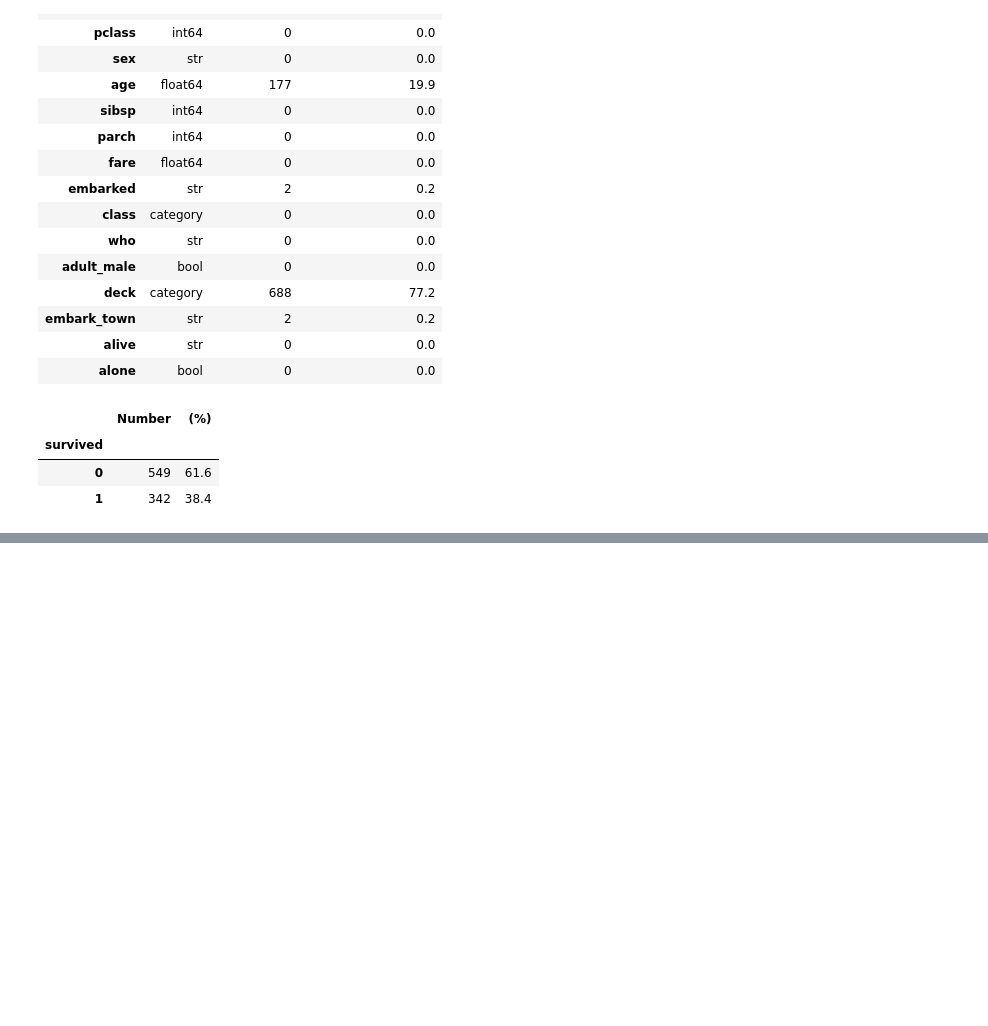
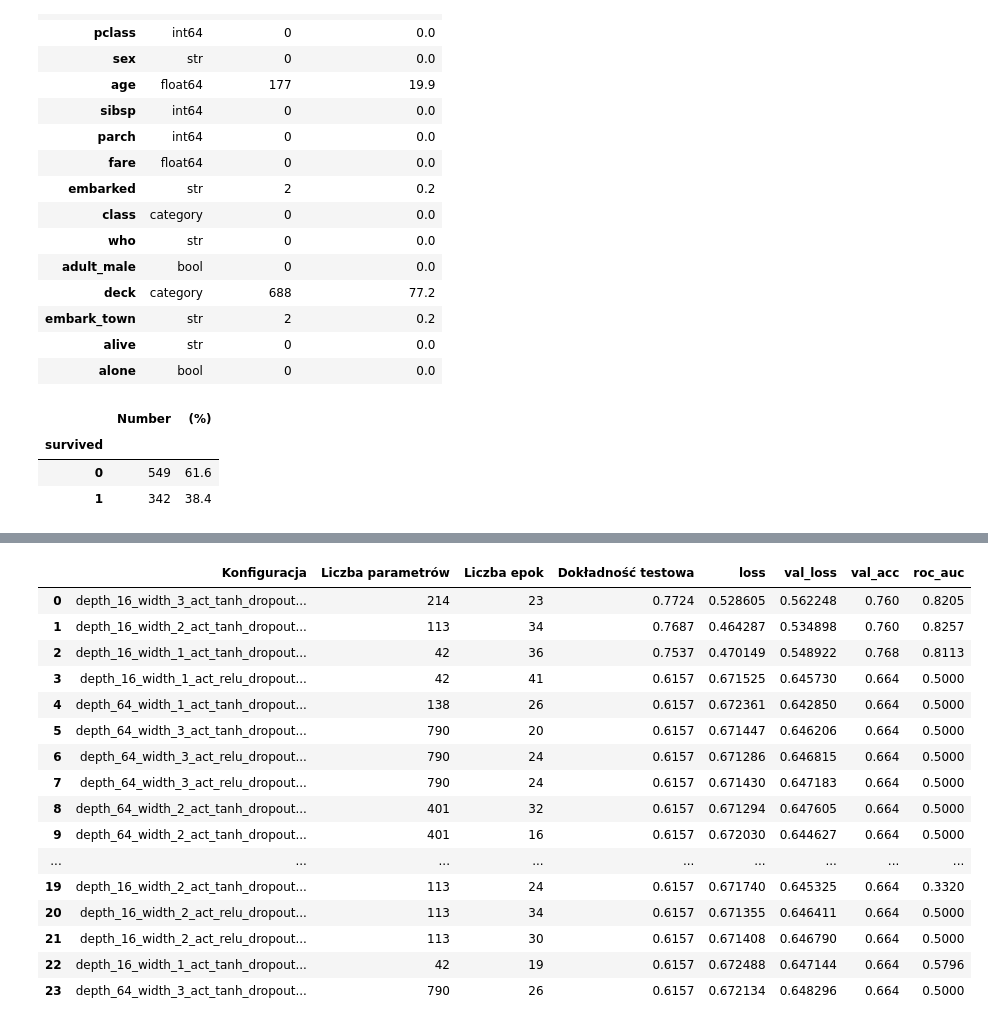
Before and after one commit to michallitwin/python-learning, a Jupyter notebook: python_dl/exercises3.ipynb, the cells around one changed output, grey strips where cells are left out. Cells and saved outputs as stored; diff of their text form; code cells hidden in the pictures; blank space fills up the shorter version.

```diff
--- a/python_dl/exercises3.ipynb
+++ b/python_dl/exercises3.ipynb
@@ -682,0 +690,3 @@ def prepare_titanic(df):
+# %%
+logmodel = LogisticRegression(max_iter=1000)
+logmodel.fit(X_train_scaled, y_train)
@@ -682,0 +803,43 @@ def prepare_titanic(df):
+# %%
+from sklearn.metrics import roc_auc_score
+
+
+test_results = []
+
+for name, h in histories_v3.items():
+    loss, acc = h.model.evaluate(X_test_scaled, y_test, verbose=0)
+    y_probs = h.model.predict(X_test_scaled, verbose=0)
+    roc_auc = roc_auc_score(y_test, y_probs)
+    test_results.append({
+        "Konfiguracja": name,
+        "Liczba parametrów": h.model.count_params(),
+        "Liczba epok": len(h.history['loss']),
+        "Dokładność testowa": round(acc, 4),
+        "loss": h.history['loss'][-1],
+        "val_loss": h.history['val_loss'][-1],
+        "val_acc": h.history['val_accuracy'][-1],
+        "roc_auc": round(roc_auc, 4),
+    })
+
+df = pd.DataFrame(test_results)
+df = df.sort_values(by= 'Dokładność testowa', ascending = False).reset_index(drop=True)
+
+df
+# %% [output]
+|  | Konfiguracja | Liczba parametrów | Liczba epok | Dokładność testowa | loss | val_loss | val_acc | roc_auc |
+| 0 | depth_16_width_3_act_tanh_dropout... | 214 | 23 | 0.7724 | 0.528605 | 0.562248 | 0.760 | 0.8205 |
+| 1 | depth_16_width_2_act_tanh_dropout... | 113 | 34 | 0.7687 | 0.464287 | 0.534898 | 0.760 | 0.8257 |
+| 2 | depth_16_width_1_act_tanh_dropout... | 42 | 36 | 0.7537 | 0.470149 | 0.548922 | 0.768 | 0.8113 |
+| 3 | depth_16_width_1_act_relu_dropout... | 42 | 41 | 0.6157 | 0.671525 | 0.645730 | 0.664 | 0.5000 |
+| 4 | depth_64_width_1_act_tanh_dropout... | 138 | 26 | 0.6157 | 0.672361 | 0.642850 | 0.664 | 0.5000 |
+| 5 | depth_64_width_3_act_tanh_dropout... | 790 | 20 | 0.6157 | 0.671447 | 0.646206 | 0.664 | 0.5000 |
+| 6 | depth_64_width_3_act_relu_dropout... | 790 | 24 | 0.6157 | 0.671286 | 0.646815 | 0.664 | 0.5000 |
+| 7 | depth_64_width_3_act_relu_dropout... | 790 | 24 | 0.6157 | 0.671430 | 0.647183 | 0.664 | 0.5000 |
+| 8 | depth_64_width_2_act_tanh_dropout... | 401 | 32 | 0.6157 | 0.671294 | 0.647605 | 0.664 | 0.5000 |
+| 9 | depth_64_width_2_act_tanh_dropout... | 401 | 16 | 0.6157 | 0.672030 | 0.644627 | 0.664 | 0.5000 |
+| ... | ... | ... | ... | ... | ... | ... | ... | ... |
+| 19 | depth_16_width_2_act_tanh_dropout... | 113 | 24 | 0.6157 | 0.671740 | 0.645325 | 0.664 | 0.3320 |
+| 20 | depth_16_width_2_act_relu_dropout... | 113 | 34 | 0.6157 | 0.671355 | 0.646411 | 0.664 | 0.5000 |
+| 21 | depth_16_width_2_act_relu_dropout... | 113 | 30 | 0.6157 | 0.671408 | 0.646790 | 0.664 | 0.5000 |
+| 22 | depth_16_width_1_act_tanh_dropout... | 42 | 19 | 0.6157 | 0.672488 | 0.647144 | 0.664 | 0.5796 |
+| 23 | depth_64_width_3_act_tanh_dropout... | 790 | 26 | 0.6157 | 0.672134 | 0.648296 | 0.664 | 0.5000 |
```
Also changed, not shown: parts of 45 cells of this notebook.
